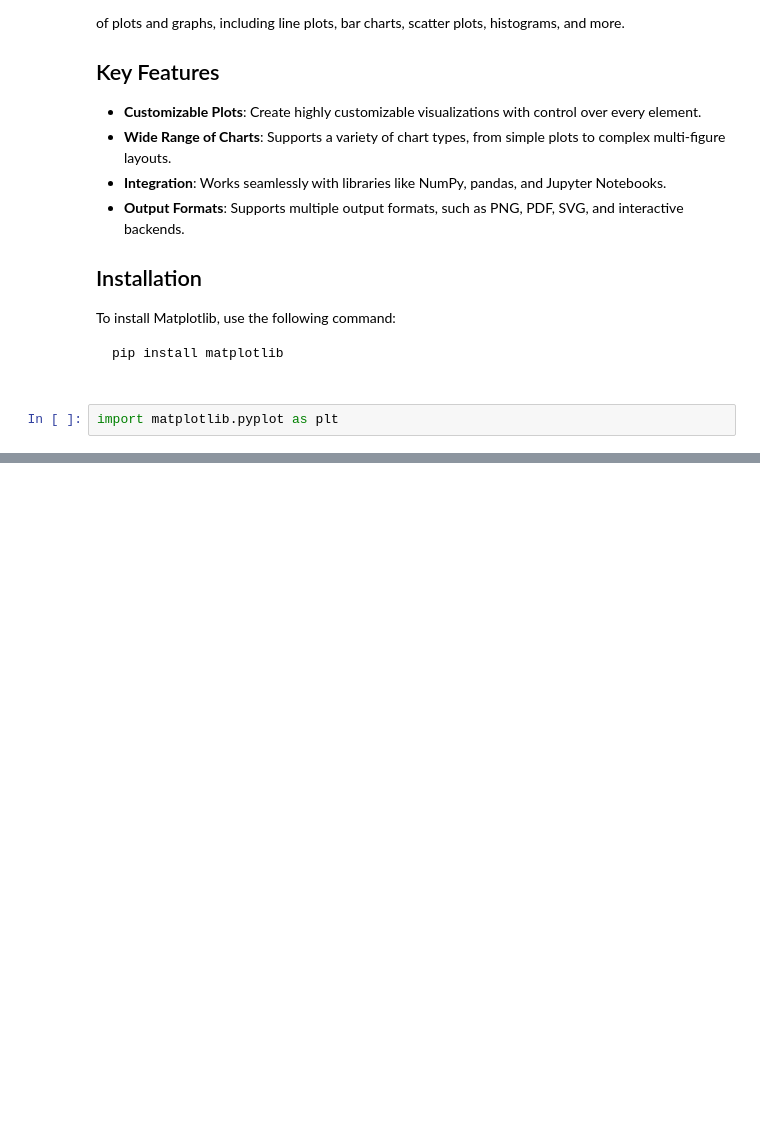
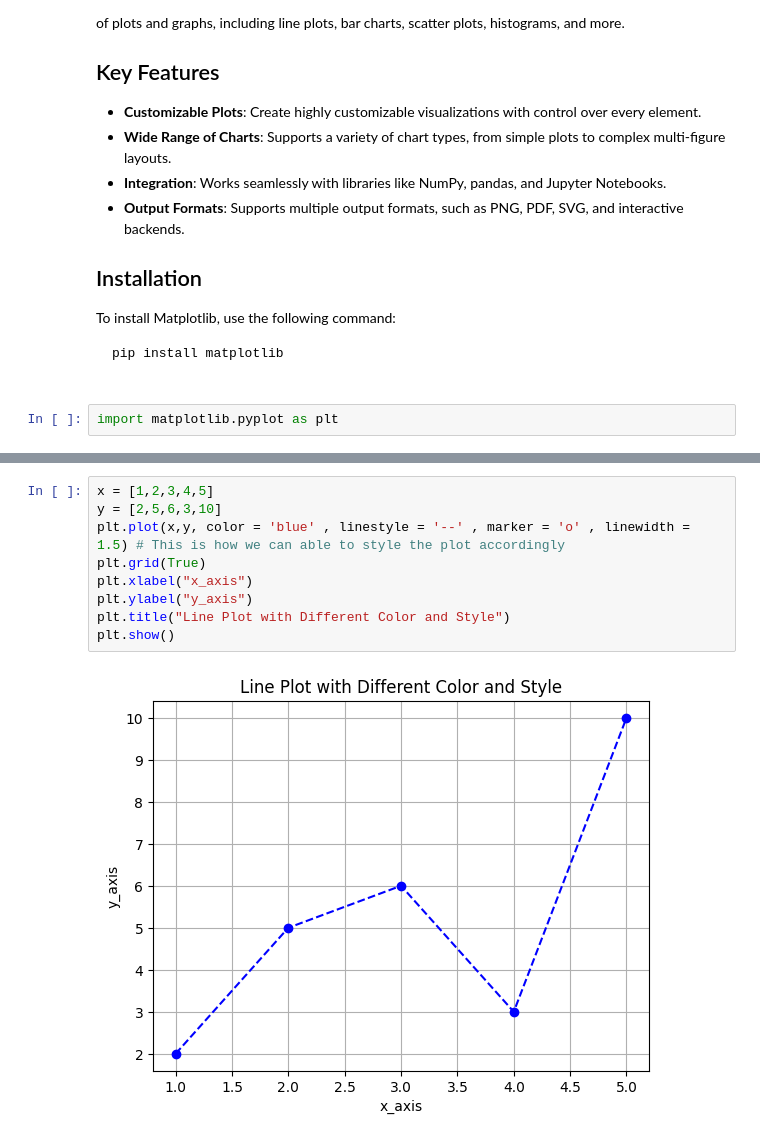
Before and after one commit to Ananddd06/Beginner_to_Advance_Machine_Learning_for_Freshers, a Jupyter notebook: Data Analysis/Matplotlib.ipynb, the cells around one changed output, grey strips where cells are left out. Drawn from its saved outputs; the diff is of its cells as text; blank space fills up the shorter version.

```diff
--- a/Data Analysis/Matplotlib.ipynb
+++ b/Data Analysis/Matplotlib.ipynb
@@ -24,0 +28,11 @@ plt.plot(x,y) # this is for the line plot
+# %%
+x = [1,2,3,4,5]
+y = [2,5,6,3,10]
+plt.plot(x,y, color = 'blue' , linestyle = '--' , marker = 'o' , linewidth = 1.5) # This is how we can able to style the plot accordingly
+plt.grid(True)
+plt.xlabel("x_axis")
+plt.ylabel("y_axis")
+plt.title("Line Plot with Different Color and Style")
+plt.show()
+# %% [output]
+[figure, added]
```
Also changed, not shown: parts of 2 cells of this notebook.
